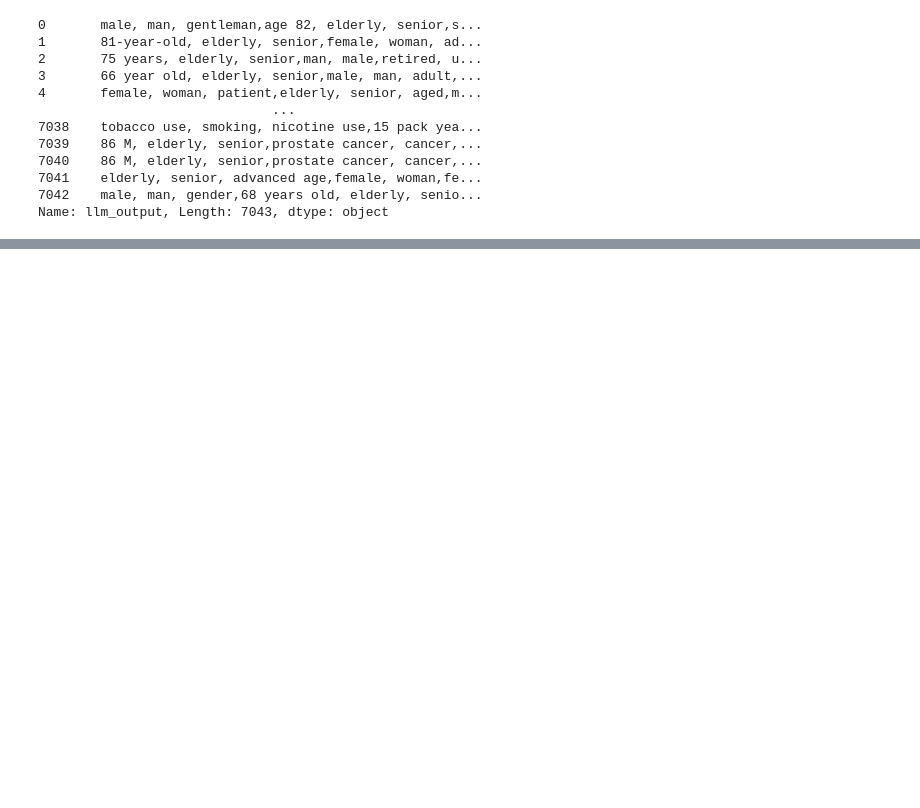
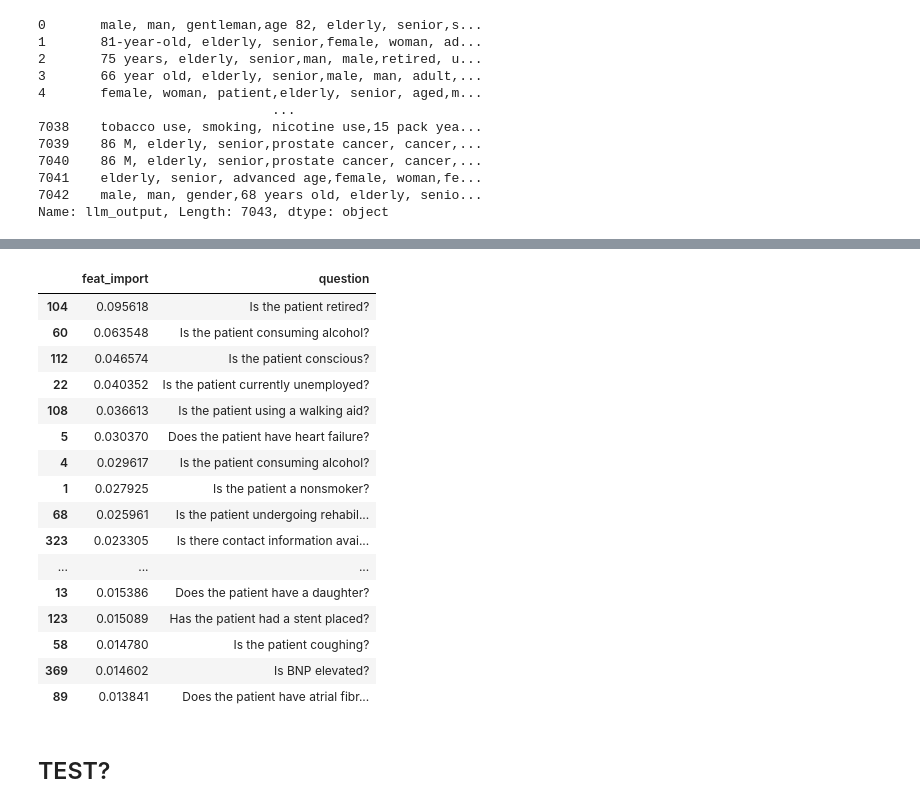
Before and after one commit to jjfeng/bc-llm, a Jupyter notebook: test.ipynb, the cells around one changed output, grey strips where cells are left out. Drawn from its saved outputs; the diff is of its cells as text; code cells hidden in the pictures; blank space fills up the shorter version.

```diff
--- a/test.ipynb
+++ b/test.ipynb
@@ -377,0 +355,29 @@ processor._save_results(
+# %%
+max_train = 400
+gb = GradientBoostingClassifier()
+gb.fit(probability_matrix_df.iloc[:max_train], llm_extract_df.y.iloc[train_idxs[:NUM_EXTRACT]].iloc[:max_train])
+gb_df = pd.DataFrame({
+    "feat_import": gb.feature_importances_,
+    "question": [topic_q.question for topic_q in all_topic_questions]
+})
+gb_df.sort_values(by="feat_import", ascending=False).head(20)
+# %% [output]
+|  | feat_import | question |
+| 104 | 0.095618 | Is the patient retired? |
+| 60 | 0.063548 | Is the patient consuming alcohol? |
+| 112 | 0.046574 | Is the patient conscious? |
+| 22 | 0.040352 | Is the patient currently unemployed? |
+| 108 | 0.036613 | Is the patient using a walking aid? |
+| 5 | 0.030370 | Does the patient have heart failure? |
+| 4 | 0.029617 | Is the patient consuming alcohol? |
+| 1 | 0.027925 | Is the patient a nonsmoker? |
+| 68 | 0.025961 | Is the patient undergoing rehabil... |
+| 323 | 0.023305 | Is there contact information avai... |
+| ... | ... | ... |
+| 13 | 0.015386 | Does the patient have a daughter? |
+| 123 | 0.015089 | Has the patient had a stent placed? |
+| 58 | 0.014780 | Is the patient coughing? |
+| 369 | 0.014602 | Is BNP elevated? |
+| 89 | 0.013841 | Does the patient have atrial fibr... |
+# %% [markdown]
+## TEST?
```
Also changed, not shown: parts of 30 cells of this notebook.
